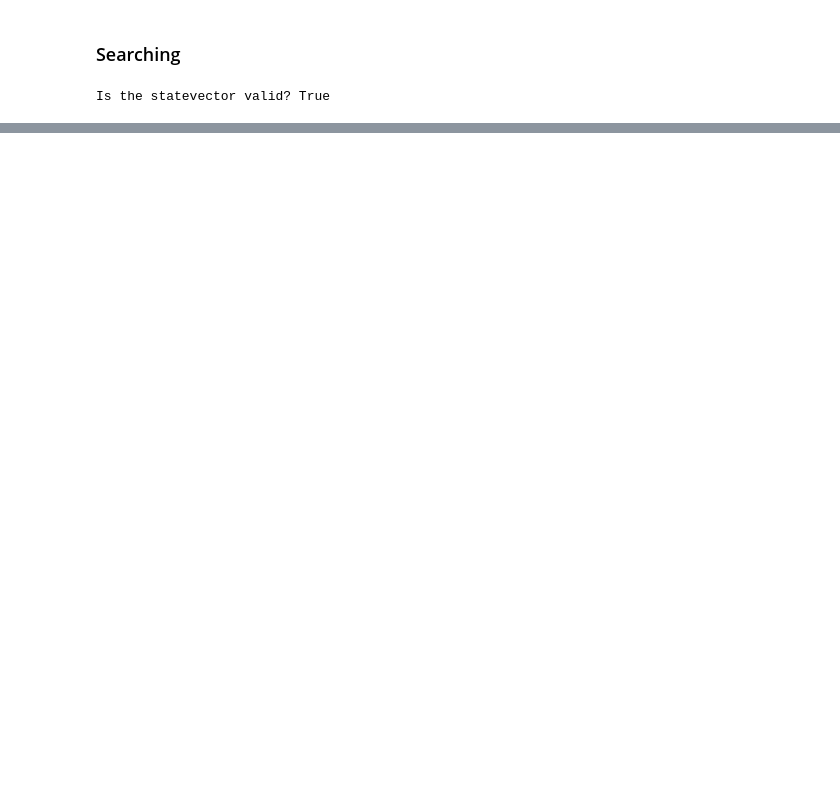
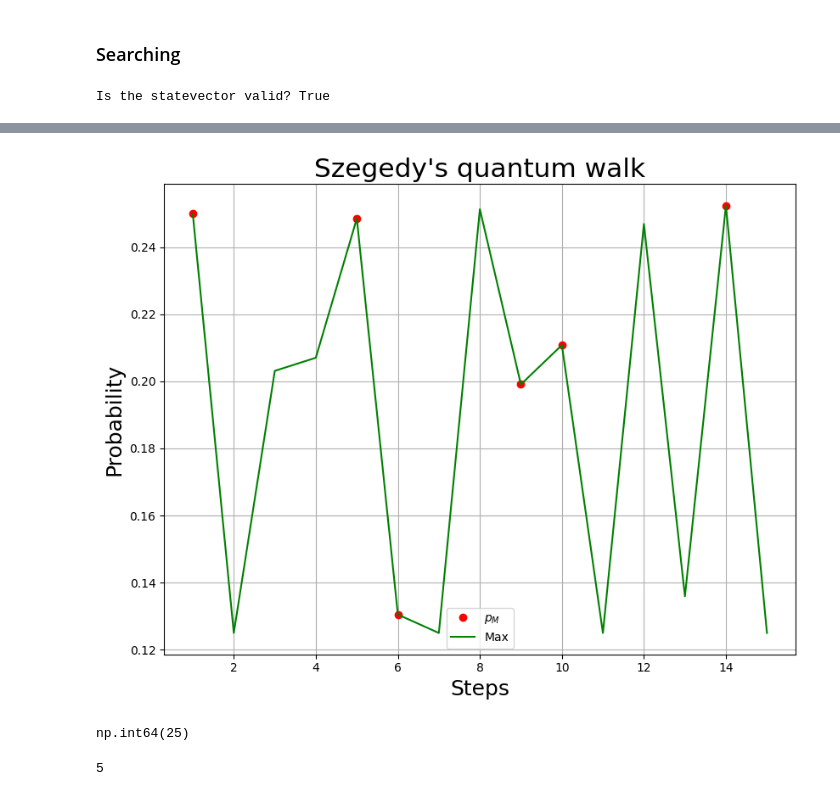
Before and after one commit to maxwell04-wq/qrw-for-pagerank, a Jupyter notebook: LitRev/2016_santos_queries/santos.ipynb, the cells around one changed output, grey strips where cells are left out. Cells and saved outputs as stored; diff of their text form; code cells hidden in the pictures; blank space fills up the shorter version.

Commit message:
szegedy qrw implemented

```diff
--- a/LitRev/2016_santos_queries/santos.ipynb
+++ b/LitRev/2016_santos_queries/santos.ipynb
@@ -139,3 +118,5 @@ psi /= np.sqrt(2**n)
 print("Is the statevector valid?", qml.math.isclose(qml.math.norm(np.sum(psi**2)), 1))
 # %% [output]
 Is the statevector valid? True
+# %%
+Up = np.dot(RB, RA) # marked walk operator
@@ -141,0 +180,24 @@ Is the statevector valid? True
+# %%
+scale_factor = 1.5
+default_figsize = plt.rcParams["figure.figsize"]
+scaled_figsize = (default_figsize[0] * scale_factor, default_figsize[1] * scale_factor)
+
+plt.figure(figsize=scaled_figsize)
+plt.plot(m_x, m_y, "ro", label=r"$p_M$")
+plt.plot(range(1, steps+1), max_data, 'g', label=r"Max")
+plt.legend()
+plt.title("Szegedy's quantum walk", fontsize=15*scale_factor)
+plt.xlabel("Steps", fontsize=12*scale_factor)
+plt.ylabel("Probability", fontsize=12*scale_factor)
+plt.grid()
+plt.show()
+# %% [output]
+[figure, added]
+# %%
+qml.math.argmax(state_vector)
+# %% [output]
+np.int64(25)
+# %%
+m
+# %% [output]
+5
```
Also changed, not shown: parts of 6 cells of this notebook.
